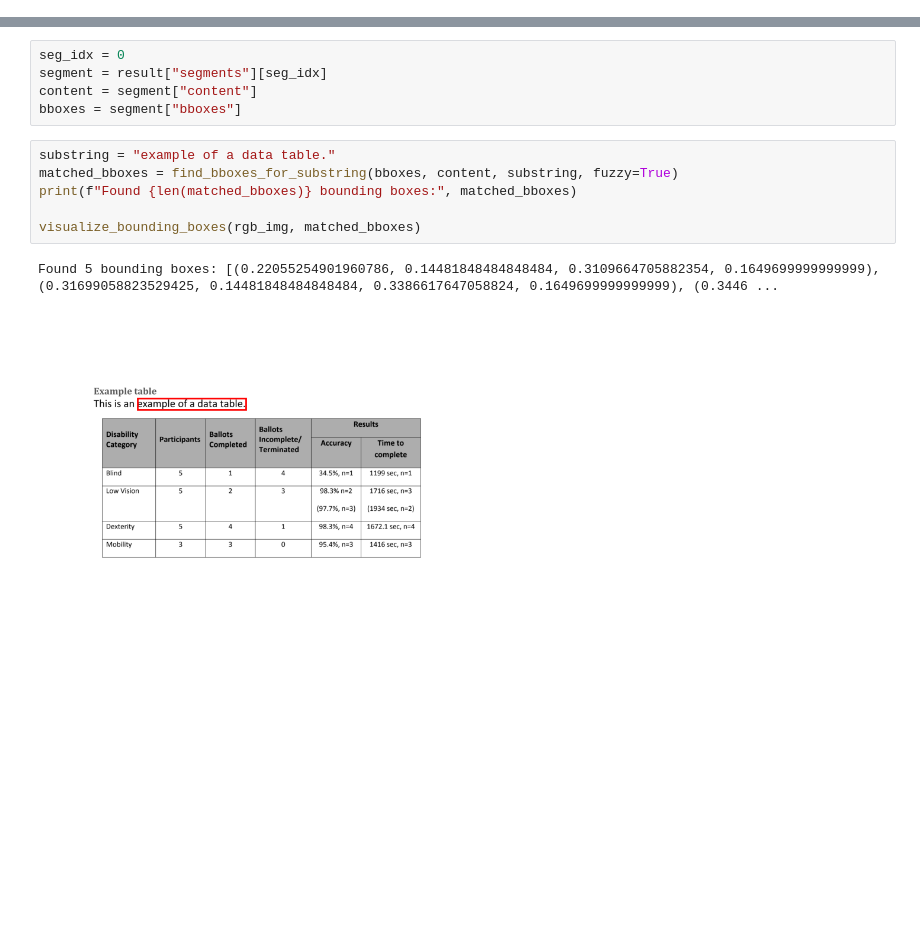
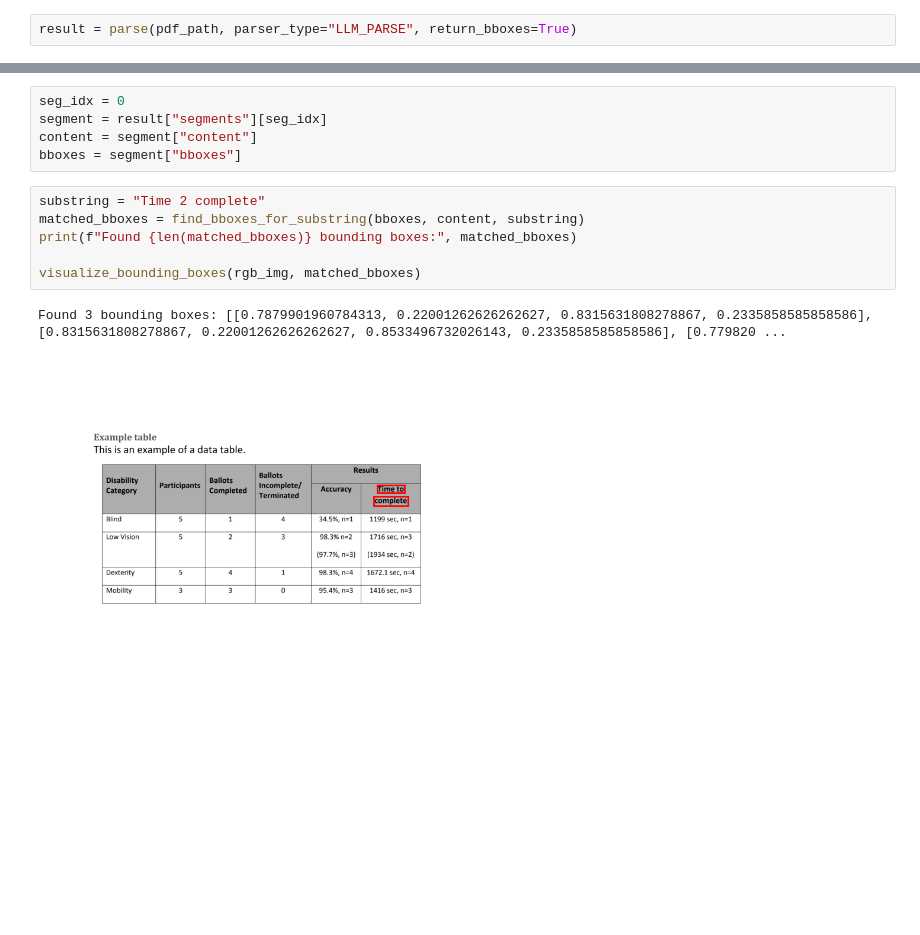
Before and after one commit to oidlabs-com/Lexoid, a Jupyter notebook: examples/example_notebook_reference_highlight.ipynb, the cells around one changed output, grey strips where cells are left out. Saved outputs shown, nothing was run; the diff lists cells and outputs as text; blank space fills up the shorter version.

Commit message:
Add support for bounding box extraction in `LLM_PARSE`

```diff
--- a/examples/example_notebook_reference_highlight.ipynb
+++ b/examples/example_notebook_reference_highlight.ipynb
@@ -17,0 +47,2 @@ rgb_img = cv2.cvtColor(cv2_img, cv2.COLOR_BGR2RGB)
+# %%
+result = parse(pdf_path, parser_type="LLM_PARSE", return_bboxes=True)
@@ -21,12 +56,12 @@ segment = result["segments"][seg_idx]
 content = segment["content"]
 bboxes = segment["bboxes"]
 # %%
-substring = "example of a data table."
-matched_bboxes = find_bboxes_for_substring(bboxes, content, substring, fuzzy=True)
+substring = "Time 2 complete"
+matched_bboxes = find_bboxes_for_substring(bboxes, content, substring)
 print(f"Found {len(matched_bboxes)} bounding boxes:", matched_bboxes)
 
 visualize_bounding_boxes(rgb_img, matched_bboxes)
 # %% [output]
-Found 5 bounding boxes: [(0.22055254901960786, 0.14481848484848484, 0.3109664705882354, 0.1649699999999999), (0.31699058823529425, 0.14481848484848484, 0.3386617647058824, 0.1649699999999999), (0.3446 ...
+Found 3 bounding boxes: [[0.7879901960784313, 0.22001262626262627, 0.8315631808278867, 0.2335858585858586], [0.8315631808278867, 0.22001262626262627, 0.8533496732026143, 0.2335858585858586], [0.779820 ...
-[figure, old version]
+[figure, new version]
 # %%
```
Also changed, not shown: parts of 11 cells of this notebook, 1 other file.
